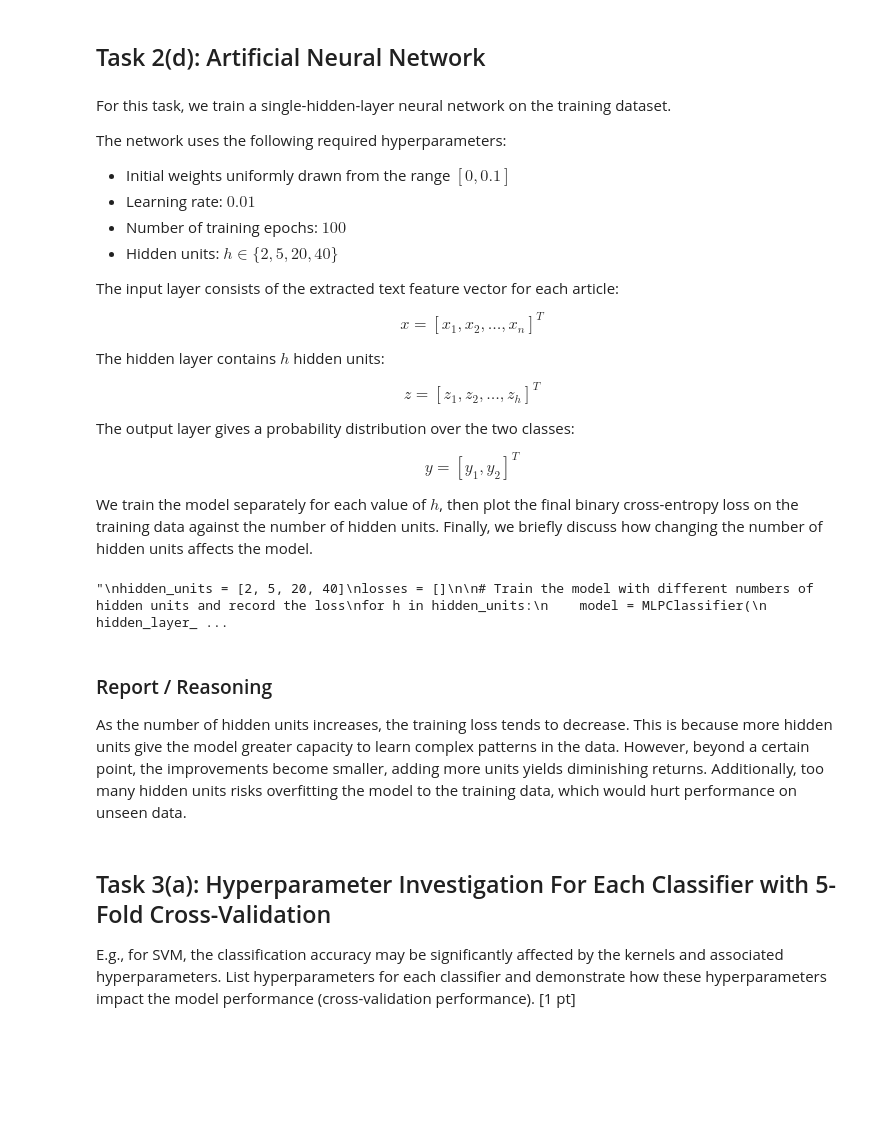
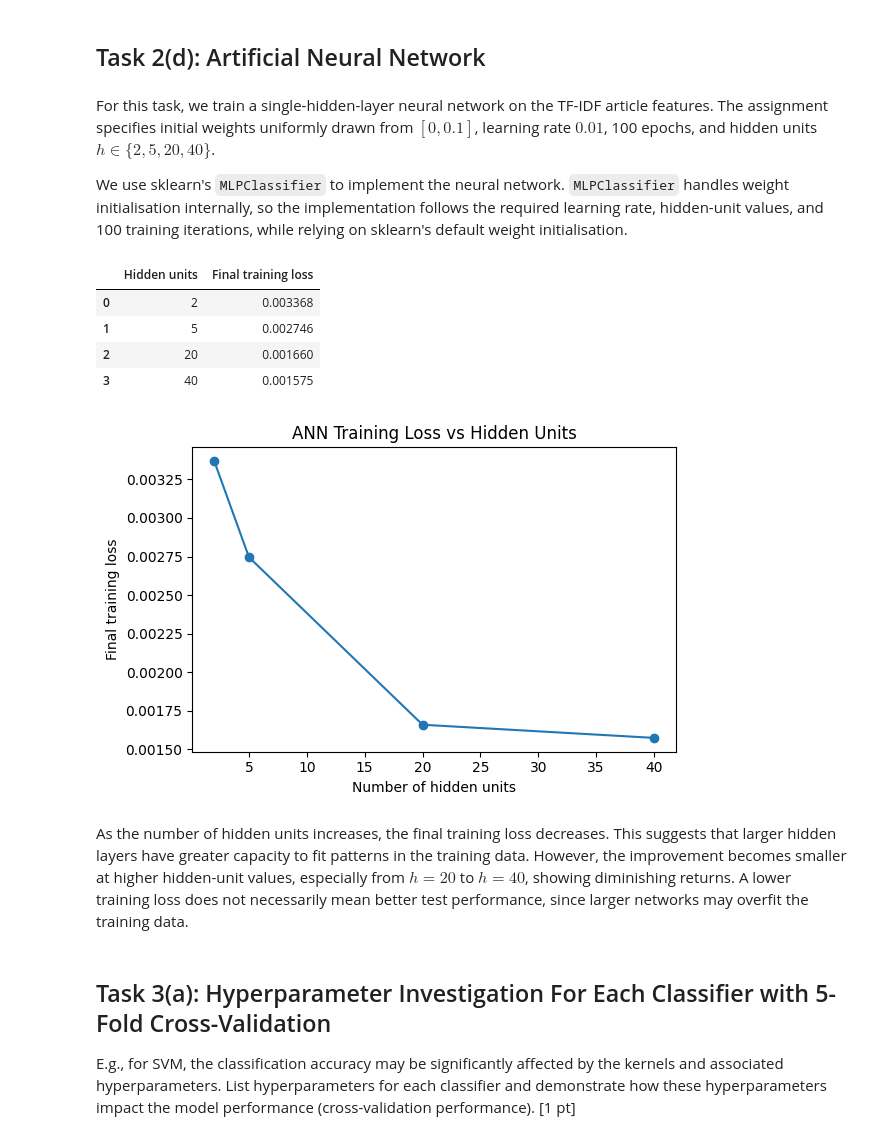
Before and after one commit to WilliamTayNZ/cs361-assignment-3, a Jupyter notebook: A3_Group_27.ipynb, the cells around one changed output. Saved outputs shown, nothing was run; the diff lists cells and outputs as text; code cells hidden in the pictures; blank space fills up the shorter version.

```diff
--- a/A3_Group_27.ipynb
+++ b/A3_Group_27.ipynb
@@ -720,63 +706,50 @@ In short, decreasing $\sigma$ makes the RBF boundary **more flexible, more local
 <a id="task-2d"></a>
 ## Task 2(d): Artificial Neural Network
 # %% [markdown]
-For this task, we train a single-hidden-layer neural network on the training dataset.
+For this task, we train a single-hidden-layer neural network on the TF-IDF article features. The assignment specifies initial weights uniformly drawn from $[0, 0.1]$, learning rate $0.01$, 100 epochs, and hidden units $h \in \{2, 5, 20, 40\}$.
 
-The network uses the following required hyperparameters:
-
-- Initial weights uniformly drawn from the range $[0, 0.1]$
-- Learning rate: $0.01$
-- Number of training epochs: $100$
-- Hidden units: $h \in \{2, 5, 20, 40\}$
-
-The input layer consists of the extracted text feature vector for each article:
-
-$$
-x = [x_1, x_2, \ldots, x_n]^T
-$$
-
-The hidden layer contains $h$ hidden units:
-
-$$
-z = [z_1, z_2, \ldots, z_h]^T
-$$
-
-The output layer gives a probability distribution over the two classes:
-
-$$
-y = [y_1, y_2]^T
-$$
-
-We train the model separately for each value of $h$, then plot the final binary cross-entropy loss on the training data against the number of hidden units. Finally, we briefly discuss how changing the number of hidden units affects the model.
+We use sklearn's `MLPClassifier` to implement the neural network. `MLPClassifier` handles weight initialisation internally, so the implementation follows the required learning rate, hidden-unit values, and 100 training iterations, while relying on sklearn's default weight initialisation.
 # %%
-'''
 hidden_units = [2, 5, 20, 40]
-losses = []
+ann_losses = []
 
 # Train the model with different numbers of hidden units and record the loss
 for h in hidden_units:
-    model = MLPClassifier(
+    ann_model = MLPClassifier(
         hidden_layer_sizes=(h,),
         learning_rate_init=0.01,
         max_iter=100,
         random_state=RANDOM_STATE
     )
-    model.fit(X_train, y_train)
-    losses.append(model.loss_)  # final training loss
 
-# Plot the results
-plt.plot(hidden_units, losses, marker='o')
-plt.xlabel('Number of Hidden Units')
-plt.ylabel('Binary Cross-Entropy Loss')
-plt.title('Loss vs Number of Hidden Units')
-plt.show()
-'''
+    ann_model.fit(X_train_tfidf, y_train)
+    ann_losses.append(ann_model.loss_)
+
+ann_loss_df = pd.DataFrame({
+    "Hidden units": hidden_units,
+    "Final training loss": ann_losses
+})
+
+display(ann_loss_df)
 # %% [output]
-"\nhidden_units = [2, 5, 20, 40]\nlosses = []\n\n# Train the model with different numbers of hidden units and record the loss\nfor h in hidden_units:\n    model = MLPClassifier(\n        hidden_layer_ ...
+|  | Hidden units | Final training loss |
+| 0 | 2 | 0.003368 |
+| 1 | 5 | 0.002746 |
+| 2 | 20 | 0.001660 |
+| 3 | 40 | 0.001575 |
-# %% [markdown]
-### Report / Reasoning
-
-As the number of hidden units increases, the training loss tends to decrease. This is because more hidden units give the model greater capacity to learn complex patterns in the data. However, beyond a certain point, the improvements become smaller, adding more units yields diminishing returns. Additionally, too many hidden units risks overfitting the model to the training data, which would hurt performance on unseen data.
+# %%
+# Plot the results
+plt.figure(figsize=(6, 4))
+plt.plot(hidden_units, ann_losses, marker="o")
+plt.xlabel("Number of hidden units")
+plt.ylabel("Final training loss")
+plt.title("ANN Training Loss vs Hidden Units")
+plt.tight_layout()
+plt.show()
+# %% [output]
+[figure, added]
+# %% [markdown]
+As the number of hidden units increases, the final training loss decreases. This suggests that larger hidden layers have greater capacity to fit patterns in the training data. However, the improvement becomes smaller at higher hidden-unit values, especially from $h = 20$ to $h = 40$, showing diminishing returns. A lower training loss does not necessarily mean better test performance, since larger networks may overfit the training data.
 # %% [markdown]
 ## Task 3(a): Hyperparameter Investigation For Each Classifier with 5-Fold Cross-Validation
 
```
Also changed, not shown: parts of 11 cells of this notebook.
